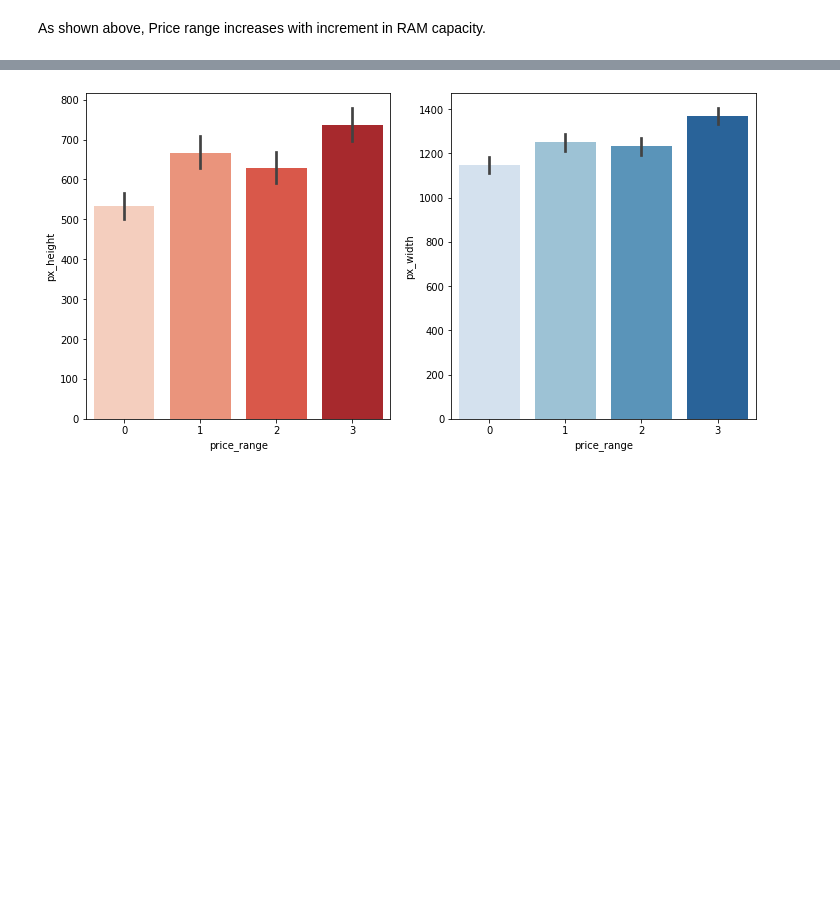
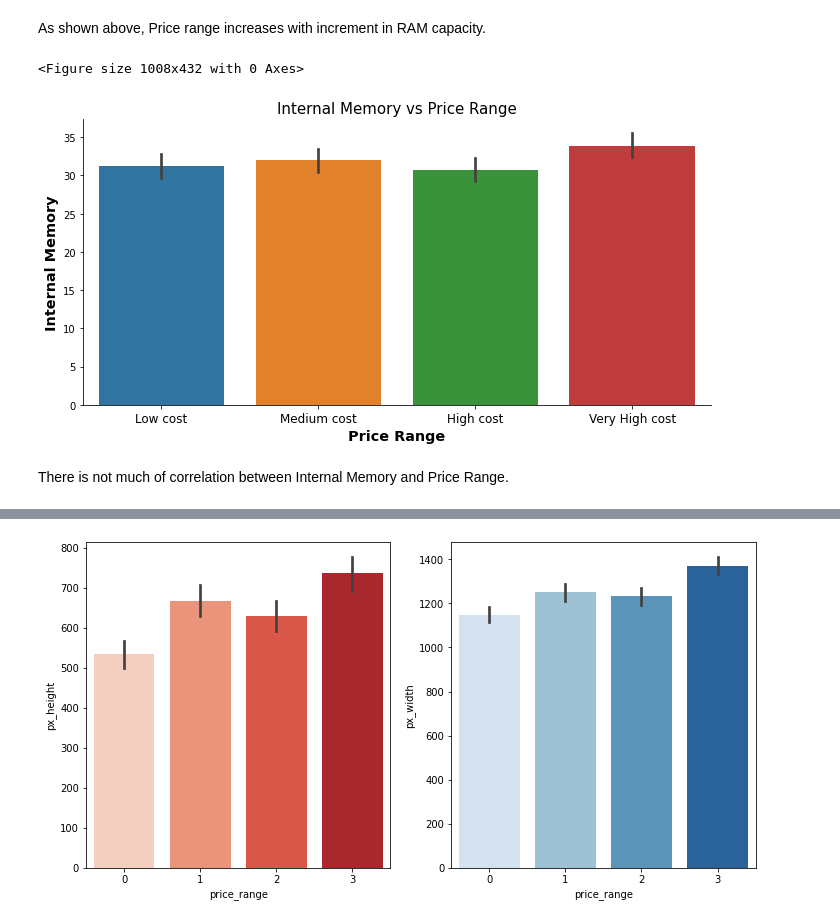
Before and after one commit to meetdelvadiya/Mobile-Price-Range-Prediction, a Jupyter notebook: Mobile_Price_Range_Prediction_Meet_Delvadiya.ipynb, the cells around one changed output, grey strips where cells are left out. Saved outputs shown, nothing was run; the diff lists cells and outputs as text; code cells hidden in the pictures; blank space fills up the shorter version.

```diff
--- a/Mobile_Price_Range_Prediction_Meet_Delvadiya.ipynb
+++ b/Mobile_Price_Range_Prediction_Meet_Delvadiya.ipynb
@@ -263,3 +259,17 @@ plt.show()
 [figure]
 # %% [markdown]
 As shown above, Price range increases with increment in RAM capacity.
+# %%
+plt.figure(figsize=(14,6))
+graph = sns.catplot(x="price_range", y="int_memory",kind='bar', data=dataset, height=5,aspect=1.9)
+plt.title('Internal Memory vs Price Range', fontsize = 15)
+graph.set_xticklabels(labels, rotation = 0, fontsize='large')
+plt.tight_layout()
+plt.xlabel('Price Range',fontsize='x-large',fontweight='bold')
+plt.ylabel('Internal Memory',fontsize='x-large',fontweight='bold')
+plt.show()
+# %% [output]
+<Figure size 1008x432 with 0 Axes>
+[figure, added]
+# %% [markdown]
+ There is not much of correlation between Internal Memory and Price Range.
```
Also changed, not shown: parts of 39 cells of this notebook.
